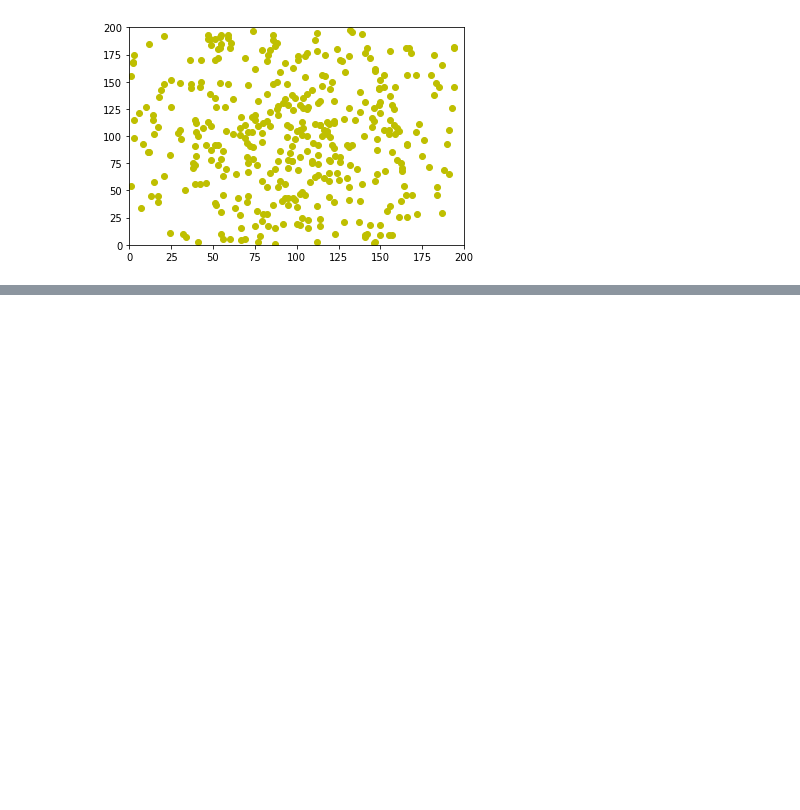
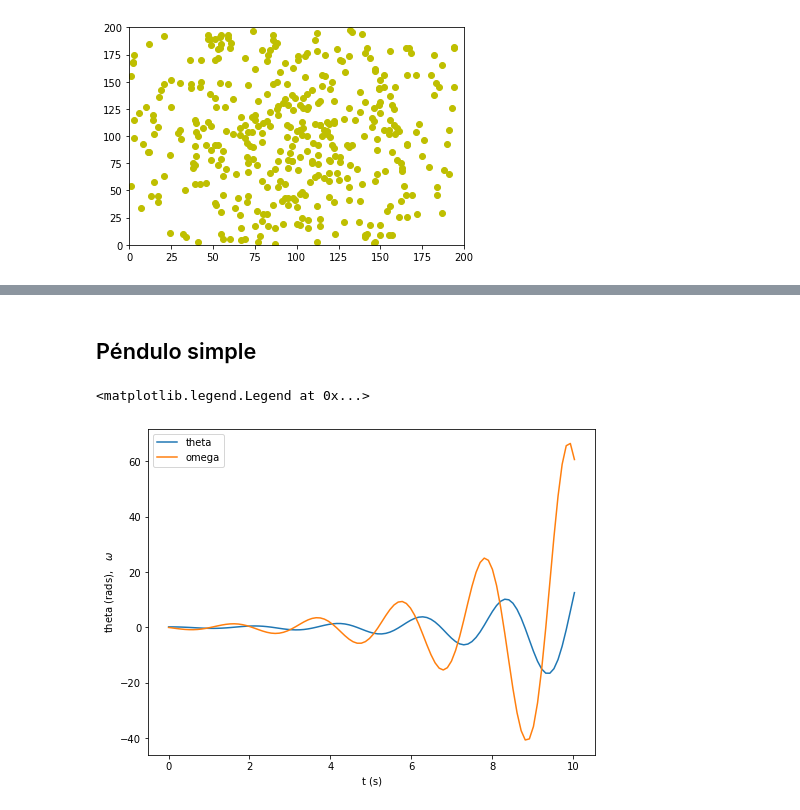
Before and after one commit to jesusigarmor/Matematicas-computacionales-fall2020, a Jupyter notebook: alumnos/anacris2802/EjerciciosClase.ipynb, the cells around one changed output, grey strips where cells are left out. Drawn from its saved outputs; the diff is of its cells as text; code cells hidden in the pictures; blank space fills up the shorter version.

```diff
--- a/alumnos/anacris2802/EjerciciosClase.ipynb
+++ b/alumnos/anacris2802/EjerciciosClase.ipynb
@@ -612,0 +687,57 @@ plt.ylim(0,200)
+# %% [markdown]
+## Péndulo simple
+# %%
+masa = 1.0 # En kilogramos
+longitud = 1.0 # En metros
+g = 9.8 # m/s^2
+
+Omega = np.sqrt(g/longitud)
+periodo = 2*np.pi/Omega
+
+
+def energia_pendulo(theta, omega, m = masa, g = g, l = longitud):
+    return 0.5*m*l**2 * (omega**2 + (g/l)*theta**2)
+
+def pendulo_lineal(estado, tiempo, g=g, l=longitud):
+    g0 = estado[1]
+    g1 = -g/l*estado[0]
+    return np.array([g0, g1])
+
+def pendulo_analitico(t, theta, omega, w):
+    return theta*math.cos(omega*t)
+
+tau = 5*periodo
+
+N = 100
+
+dt = tau/(float)(N-1)
+
+tiempo = np.linspace(0, tau, num=N)
+
+y = np.zeros([N,2])
+
+y[0,0] = 0.2
+y[0,1] = 0.0
+
+def pendulo_lineal_euler(y, tiempo, dt):
+
+    for j in range(N-1):
+        y[j+1] = euler(y[j], tiempo[j], dt, pendulo_lineal)
+
+
+    theta = np.array([y[j,0] for j in range(N)])
+    omega = np.array([y[j,1] for j in range(N)])
+
+    return theta, omega
+
+theta_euler, omega_euler = pendulo_lineal_euler(y, tiempo, dt)
+
+plt.figure(1, figsize=(8,6))
+plt.plot(tiempo, theta_euler, label="theta")
+plt.plot(tiempo, omega_euler, label="omega")
+plt.xlabel(r"t (s)")
+plt.ylabel(r"theta (rads),$\quad\omega$")
+plt.legend(loc="best")
+# %% [output]
+<matplotlib.legend.Legend at 0x...>
+[figure, added]
```
Also changed, not shown: parts of 6 cells of this notebook.
